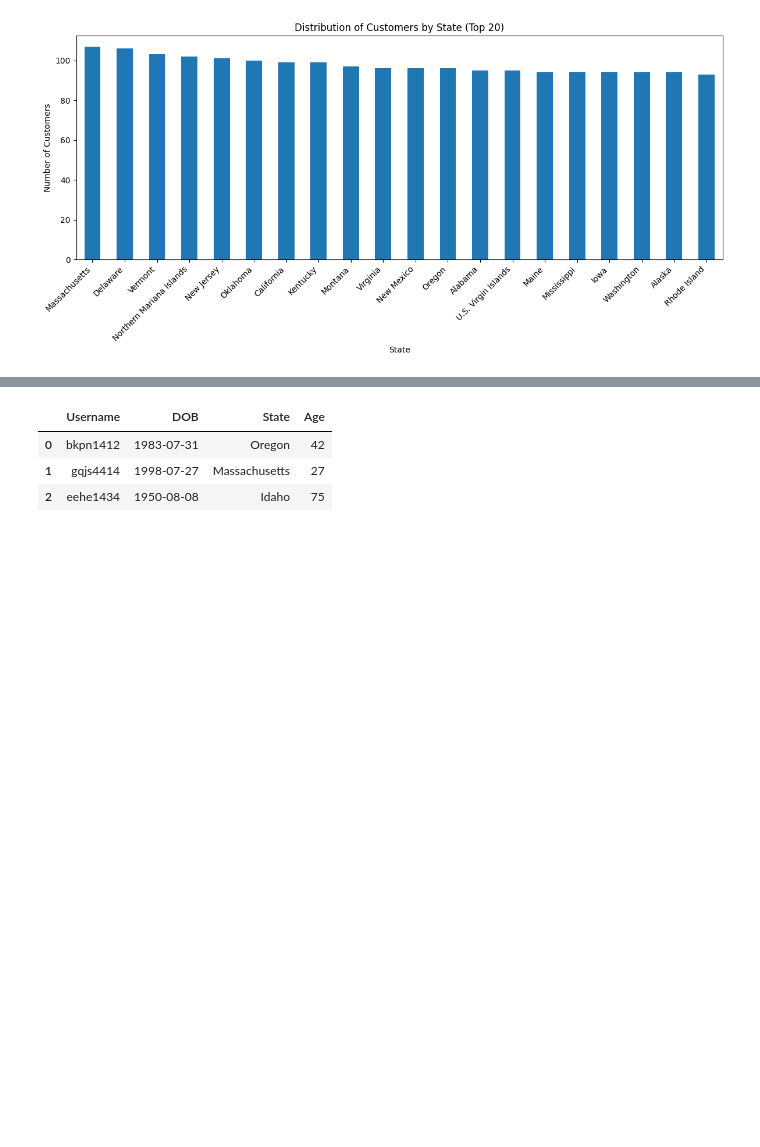
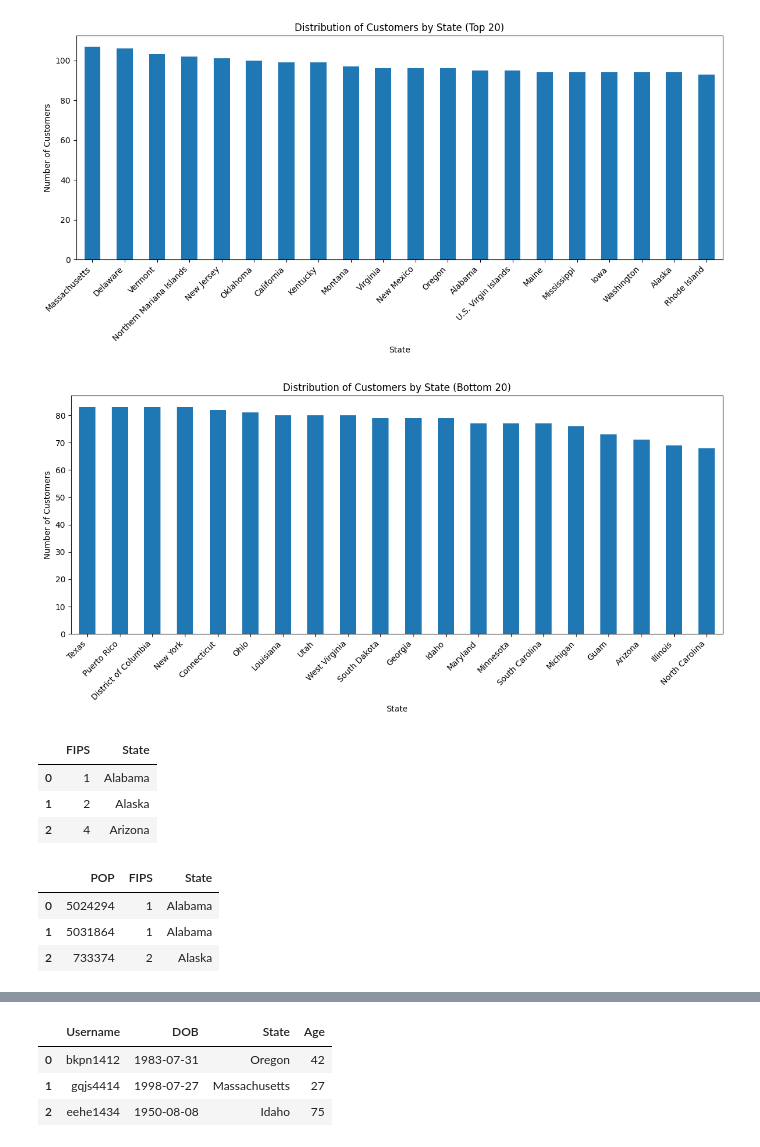
Before and after one commit to RedeemerNtumy/JCPennyConsultancyProject, a Jupyter notebook: 3549063_BD2.ipynb, the cells around one changed output, grey strips where cells are left out. Cells and saved outputs as stored; diff of their text form; code cells hidden in the pictures; blank space fills up the shorter version.

```diff
--- a/3549063_BD2.ipynb
+++ b/3549063_BD2.ipynb
@@ -254,3 +275,16 @@ plot_top_distribution(
 )
 # %% [output]
 [figure]
+# %%
+# Select the least 20 states
+bottom_n_states = state_counts.tail(20)
+# %%
+# Checking the distribution of customers by state
+plot_top_distribution(
+    data=bottom_n_states,
+    title='Distribution of Customers by State (Bottom 20)',
+    xlabel='State',
+    ylabel='Number of Customers',
+)
+# %% [output]
+[figure, added]
@@ -256,0 +329,8 @@ plot_top_distribution(
+# %%
+#Viewing the data
+usa_fips.head(3)
+# %% [output]
+|  | FIPS | State |
+| 0 | 1 | Alabama |
+| 1 | 2 | Alaska |
+| 2 | 4 | Arizona |
@@ -256,0 +349,8 @@ plot_top_distribution(
+# %%
+# Display the first few rows of the merged DataFrame
+merged_population_df.head(3)
+# %% [output]
+|  | POP | FIPS | State |
+| 0 | 5024294 | 1 | Alabama |
+| 1 | 5031864 | 1 | Alabama |
+| 2 | 733374 | 2 | Alaska |
```
Also changed, not shown: parts of 28 cells of this notebook.
